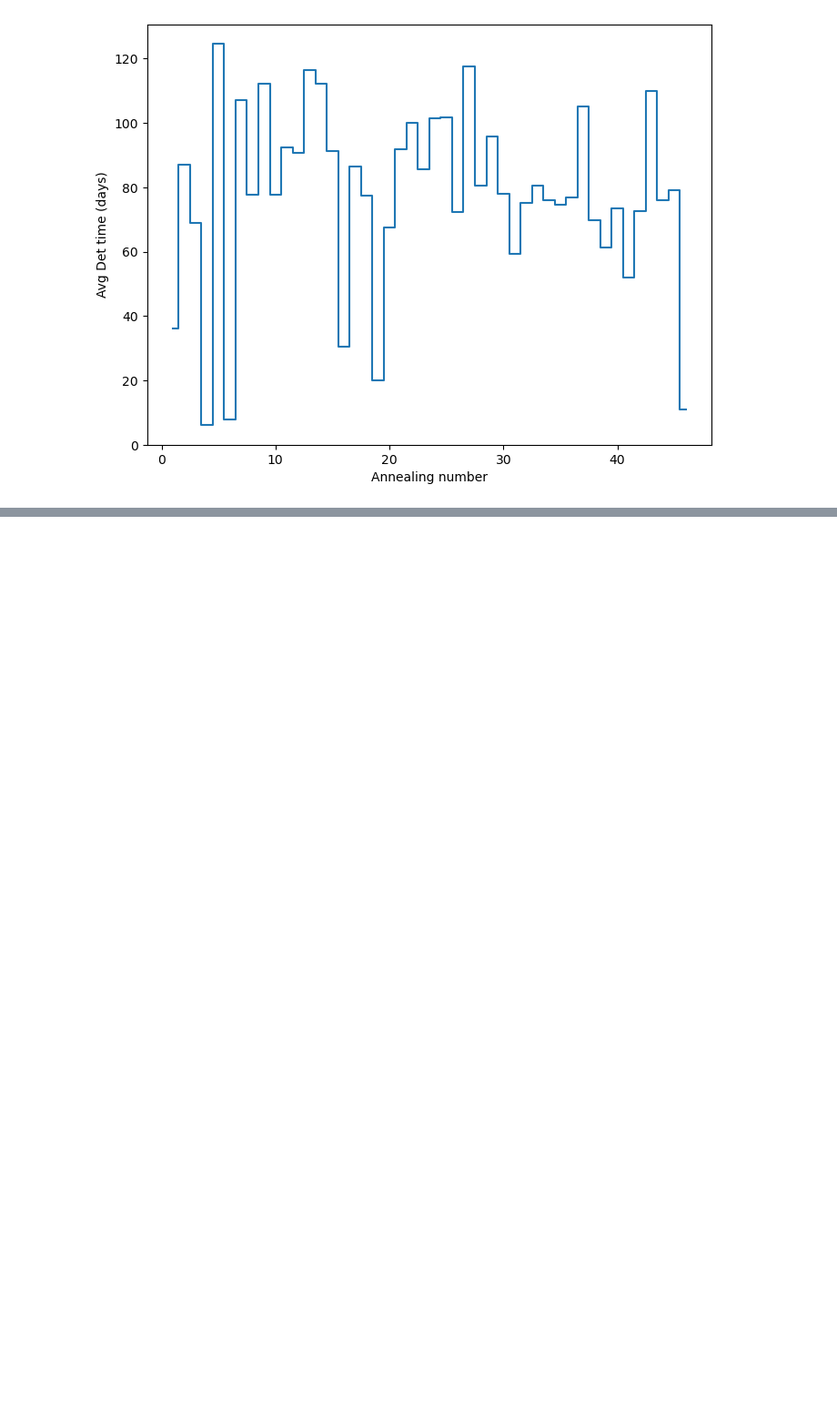
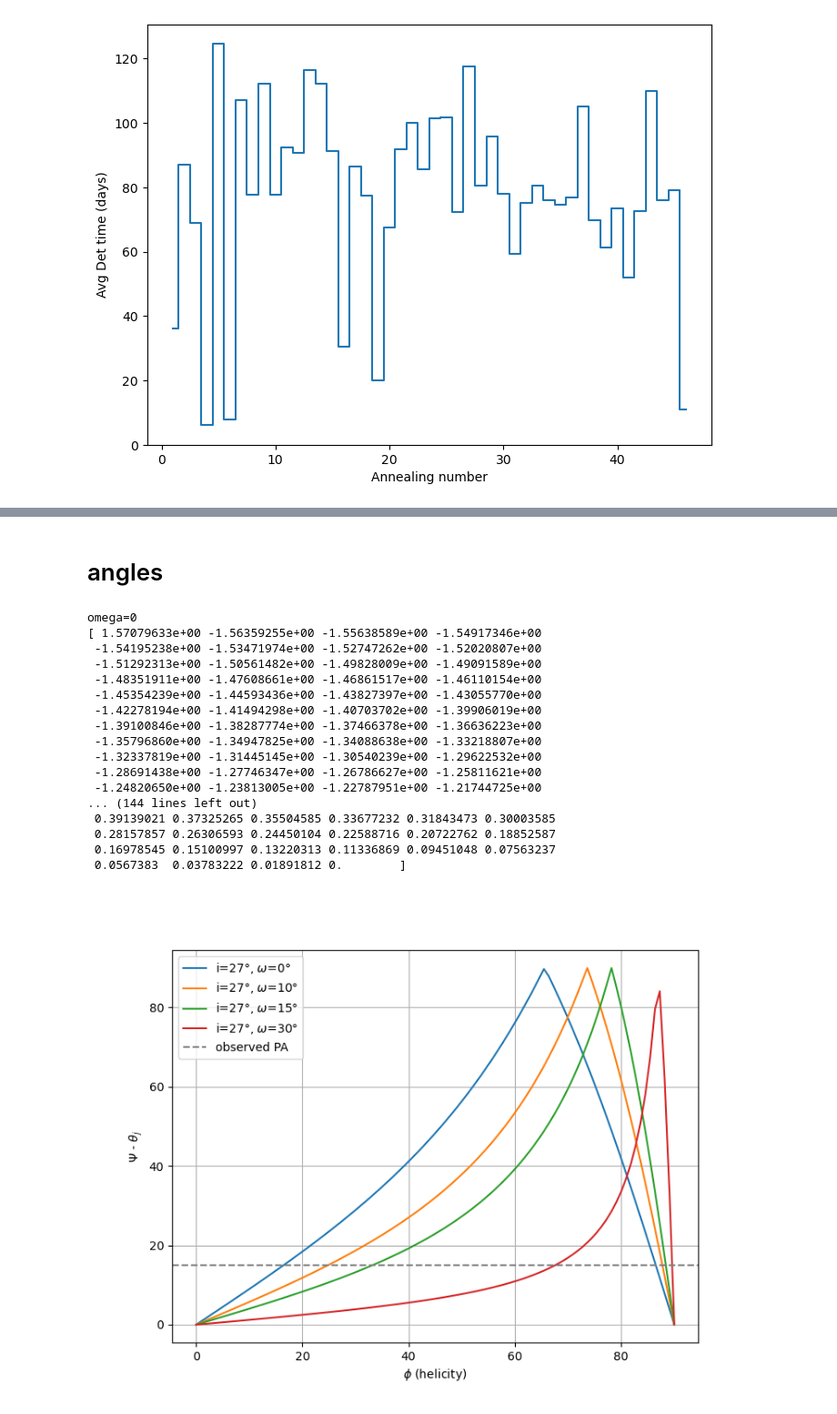
Before and after one commit to tristanbouchet/spibackground, a Jupyter notebook: test_background.ipynb, the cells around one changed output, grey strips where cells are left out. Shown at 91% size. Drawn from its saved outputs; the diff is of its cells as text; code cells hidden in the pictures; blank space fills up the shorter version.

```diff
--- a/test_background.ipynb
+++ b/test_background.ipynb
@@ -304,0 +426,42 @@ ax.set_ylim(0)
+# %% [markdown]
+# angles
+# %%
+deg_to_rad= np.pi/180
+phi=np.linspace(0., np.pi/2, 100)
+i=27
+doppler_fact=100.
+%matplotlib widget
+fig, ax=plt.subplots(1,1,figsize=(8,6))
+for omega in [0, 10, 15, 30]:
+    print(f'omega={omega}')
+    psi_f= np.atan2(np.tan(np.pi/2+phi), np.sin((i - omega)* deg_to_rad))
+    psi_b= np.atan2(np.tan(np.pi/2-phi), np.sin((i + omega)* deg_to_rad))
+    print(psi_f, psi_b)
+    psi_tot_proj=np.arctan((doppler_fact*np.sin(2*psi_f) + np.sin(2*psi_b)) / (doppler_fact*np.cos(2*psi_f) + np.cos(2*psi_b)))
+
+    ax.plot(phi/deg_to_rad, np.abs(psi_tot_proj)/deg_to_rad, label=rf"i={i:.0f}°, $\omega$={omega}°")
+    # ax.plot(phi/deg_to_rad, np.abs(psi_tot_proj)/deg_to_rad, label=rf"i={i:.0f}°, $\omega$={omega}°")
+ax.axhline(15., color='grey',linestyle='--', label='observed PA')
+ax.set_xlabel(r'$\phi$ (helicity)')
+ax.set_ylabel(r'$\Psi$ - $\theta_j$')
+ax.legend()
+ax.grid()
+# %% [output]
+omega=0
+[ 1.57079633e+00 -1.56359255e+00 -1.55638589e+00 -1.54917346e+00
+ -1.54195238e+00 -1.53471974e+00 -1.52747262e+00 -1.52020807e+00
+ -1.51292313e+00 -1.50561482e+00 -1.49828009e+00 -1.49091589e+00
+ -1.48351911e+00 -1.47608661e+00 -1.46861517e+00 -1.46110154e+00
+ -1.45354239e+00 -1.44593436e+00 -1.43827397e+00 -1.43055770e+00
+ -1.42278194e+00 -1.41494298e+00 -1.40703702e+00 -1.39906019e+00
+ -1.39100846e+00 -1.38287774e+00 -1.37466378e+00 -1.36636223e+00
+ -1.35796860e+00 -1.34947825e+00 -1.34088638e+00 -1.33218807e+00
+ -1.32337819e+00 -1.31445145e+00 -1.30540239e+00 -1.29622532e+00
+ -1.28691438e+00 -1.27746347e+00 -1.26786627e+00 -1.25811621e+00
+ -1.24820650e+00 -1.23813005e+00 -1.22787951e+00 -1.21744725e+00
+... (144 lines left out)
+ 0.39139021 0.37325265 0.35504585 0.33677232 0.31843473 0.30003585
+ 0.28157857 0.26306593 0.24450104 0.22588716 0.20722762 0.18852587
+ 0.16978545 0.15100997 0.13220313 0.11336869 0.09451048 0.07563237
+ 0.0567383  0.03783222 0.01891812 0.        ]
+[figure, added]
```
Also changed, not shown: parts of 8 cells of this notebook, 1 other file.
